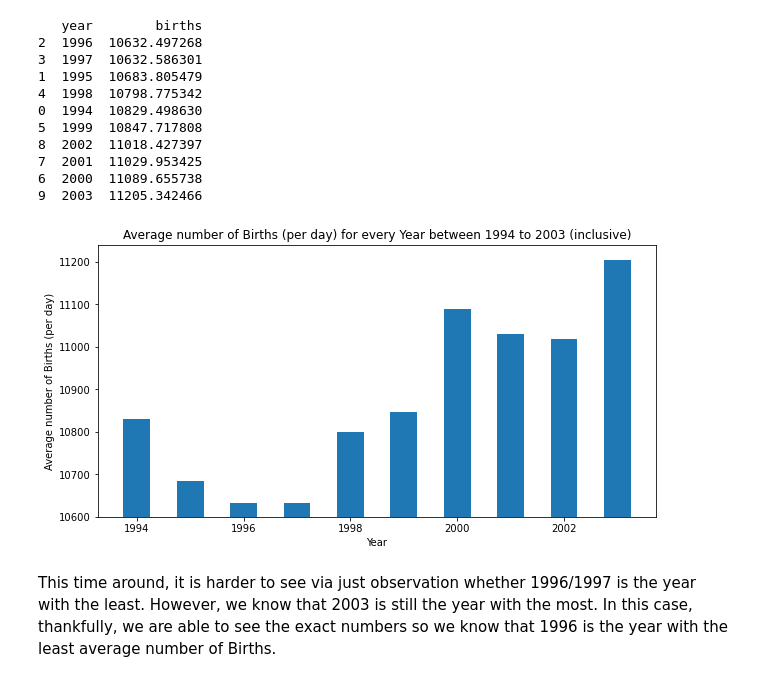
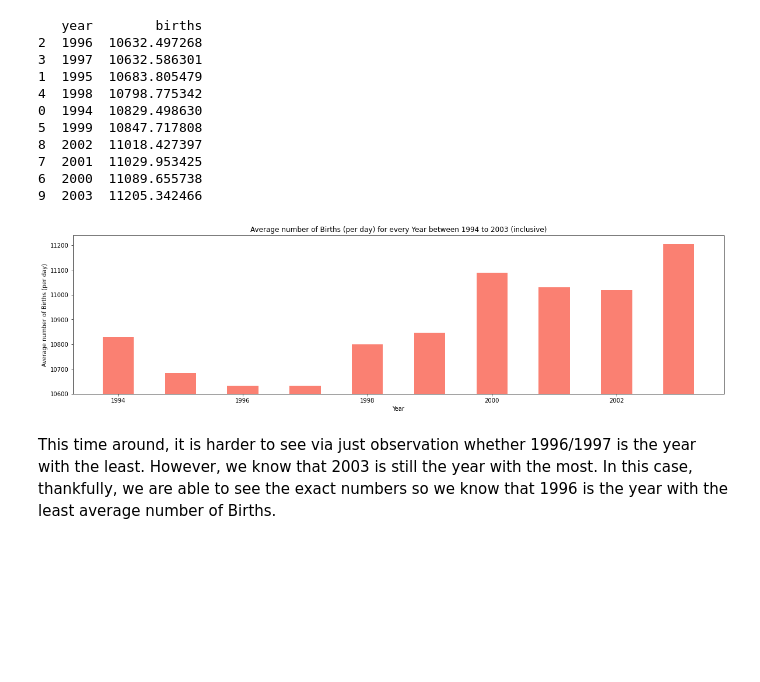
Before and after one commit to sunroofgod/data_visualisation, a Jupyter notebook: main.ipynb, the cells around one changed output. Drawn from its saved outputs; the diff is of its cells as text; code cells hidden in the pictures; blank space fills up the shorter version.

```diff
--- a/main.ipynb
+++ b/main.ipynb
@@ -152,7 +155,7 @@ in the following format of {y} against {x}:
 Therefore, we need to split the original dataset into seperate datasets. For a majority of these graphs, a Bar Graph would be the most useful.
 # %%
 def plot_bargraph(dataset: pd.DataFrame, x_axis: str, y_axis: str, y_lim: list[int], labels: list[str], width: float=0.5) -> None:
-    plt.bar(dataset[x_axis], dataset[y_axis], width)
+    plt.bar(dataset[x_axis], dataset[y_axis], width, color='salmon')
     plt.ylim(y_lim)
     plt.xlabel(labels[0])
     plt.ylabel(labels[1])
@@ -193,9 +196,9 @@ Visually, we are able to see that 2003 is the year with the highest amount of Bi
 #### 4.2 Graph of Average number of Births against Year
 # %%
 # We create a new dataframe that contains the average number of births for the corresponding years
-graph2 = births_df.groupby(['year'])['births'].mean().reset_index().sort_values('births')
+avg_births_against_year_df = births_df.groupby(['year'])['births'].mean().reset_index().sort_values('births')
 
-print(graph2)
+print(avg_births_against_year_df)
 # %% [output]
    year        births
 2  1996  10632.497268
@@ -210,15 +213,15 @@ print(graph2)
 9  2003  11205.342466
 # %%
 graph2 = births_df.groupby(['year'])['births'].mean().reset_index()
-fig = plt.figure(figsize = (10, 5))
-plot_bargraph(graph2,
+fig = plt.figure(figsize = (20, 5))
+plot_bargraph(avg_births_against_year_df,
         'year',
         'births',
         [10600, 11240],
         ['Year','Average number of Births (per day)', 'Average number of Births (per day) for every Year between 1994 to 2003 (inclusive)']
         )
 # %% [output]
-[figure, old version]
+[figure, new version]
 # %% [markdown]
 This time around, it is harder to see via just observation whether 1996/1997 is the year with the least. However, we know that 2003 is still the year with the most.
 </br> In this case, thankfully, we are able to see the exact numbers so we know that 1996 is the year with the least average number of Births.
```
Also changed, not shown: parts of 26 cells of this notebook.
